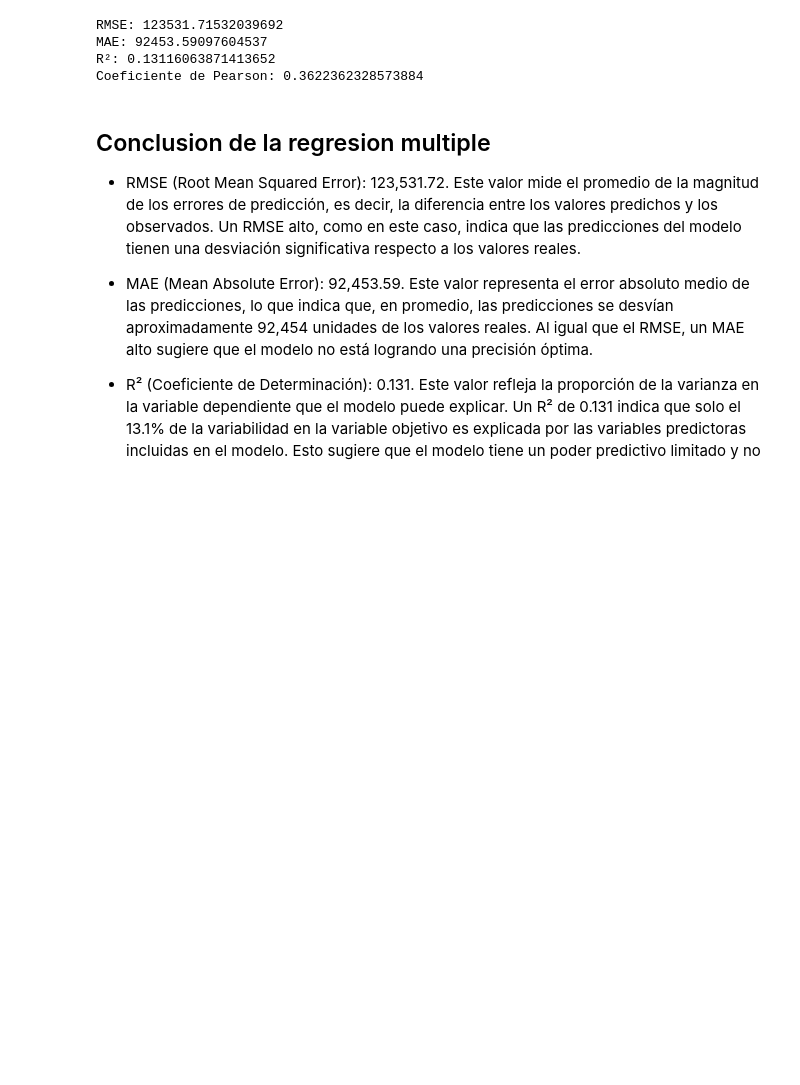
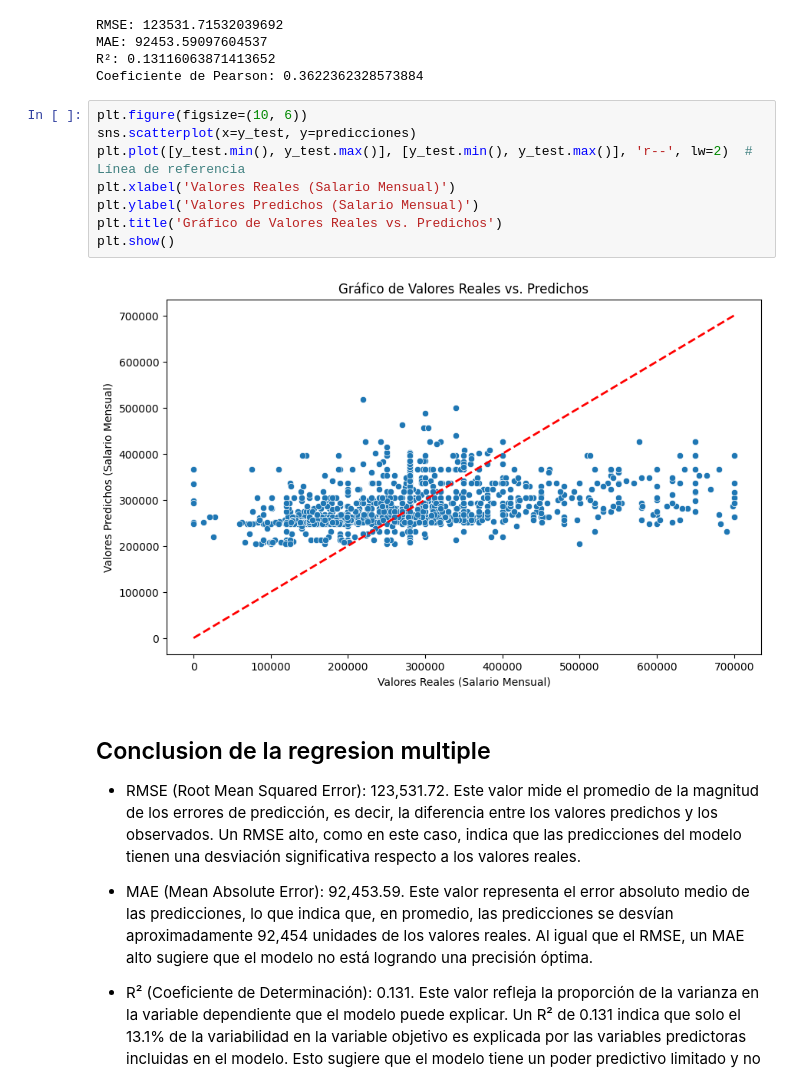
Before and after one commit to LuisSiccardi/ISPC_CienciaDeDatos_I, a Jupyter notebook: main.ipynb, the cells around one changed output. Saved outputs shown, nothing was run; the diff lists cells and outputs as text; blank space fills up the shorter version.

Commit message:
grafico real vs predicho

```diff
--- a/main.ipynb
+++ b/main.ipynb
@@ -1111,6 +1134,16 @@ RMSE: 123531.71532039692
 MAE: 92453.59097604537
 R²: 0.13116063871413652
 Coeficiente de Pearson: 0.3622362328573884
+# %%
+plt.figure(figsize=(10, 6))
+sns.scatterplot(x=y_test, y=predicciones)
+plt.plot([y_test.min(), y_test.max()], [y_test.min(), y_test.max()], 'r--', lw=2)  # Línea de referencia
+plt.xlabel('Valores Reales (Salario Mensual)')
+plt.ylabel('Valores Predichos (Salario Mensual)')
+plt.title('Gráfico de Valores Reales vs. Predichos')
+plt.show()
+# %% [output]
+[figure, added]
 # %% [markdown]
 ## Conclusion de la regresion multiple
 - RMSE (Root Mean Squared Error): 123,531.72. Este valor mide el promedio de la magnitud de los errores de predicción, es decir, la diferencia entre los valores predichos y los observados. Un RMSE alto, como en este caso, indica que las predicciones del modelo tienen una desviación significativa respecto a los valores reales.
```
Also changed, not shown: parts of 2 cells of this notebook.
